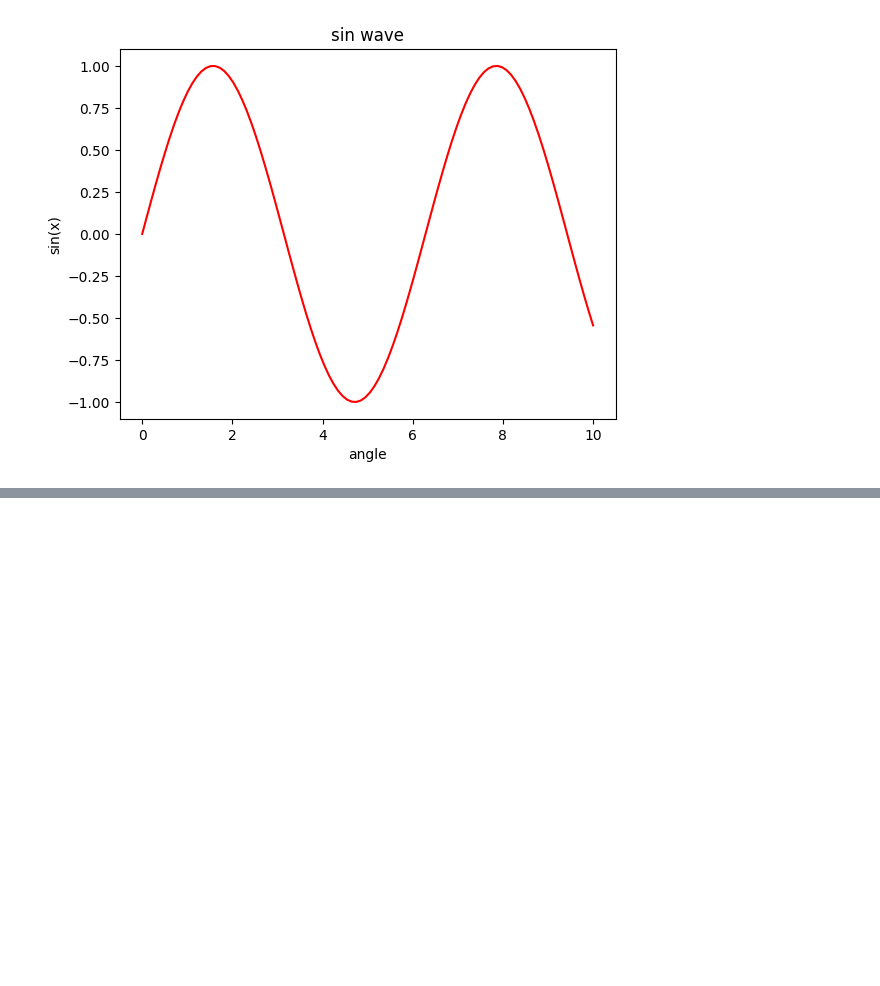
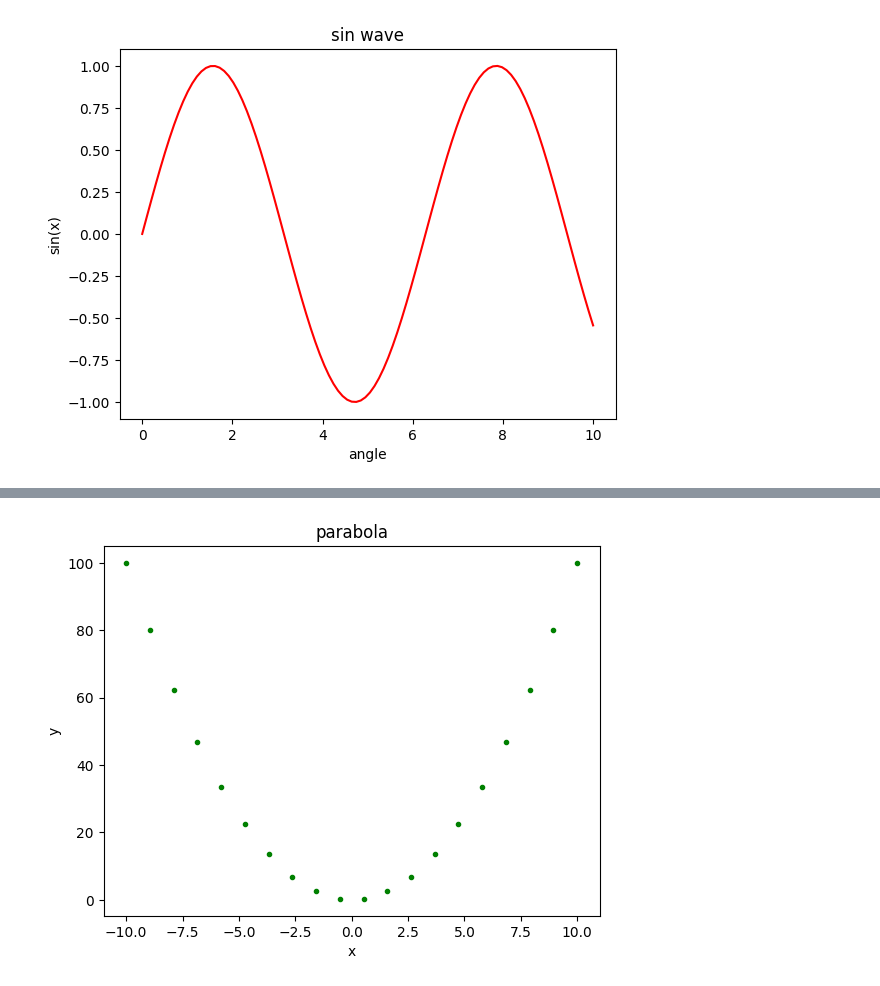
Before and after one commit to dilancodecircle-star/ML-projects-, a Jupyter notebook: matplotlib/tutorial.ipynb, the cells around one changed output, grey strips where cells are left out. Saved outputs shown, nothing was run; the diff lists cells and outputs as text; code cells hidden in the pictures; blank space fills up the shorter version.

```diff
--- a/matplotlib/tutorial.ipynb
+++ b/matplotlib/tutorial.ipynb
@@ -91,0 +107,8 @@ plt.show()
+# %%
+plt.plot(x , y , 'g.')
+plt.xlabel('x')
+plt.ylabel('y')
+plt.title('parabola')
+plt.show()
+# %% [output]
+[figure, added]
```
Also changed, not shown: parts of 2 cells of this notebook.
